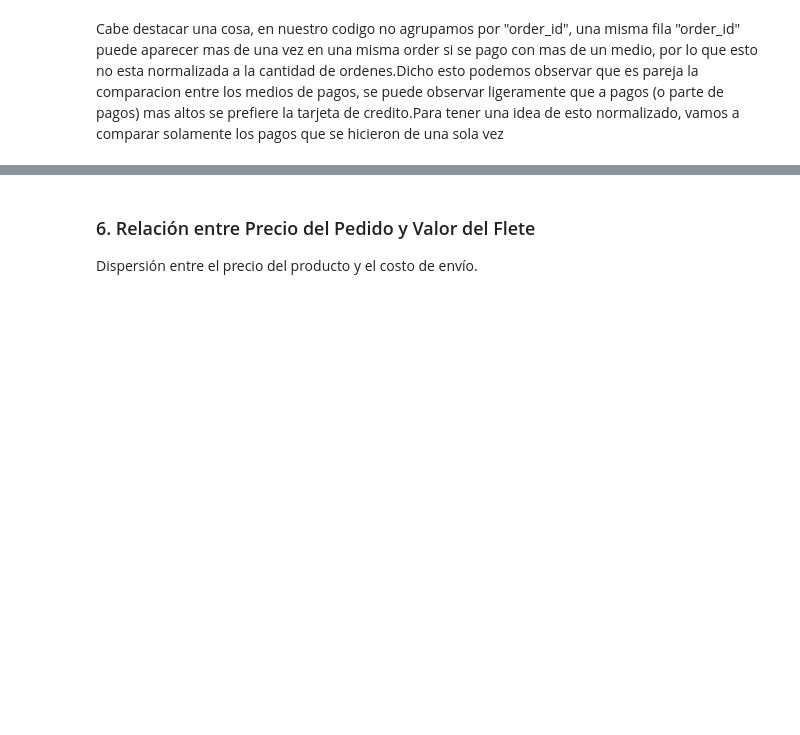
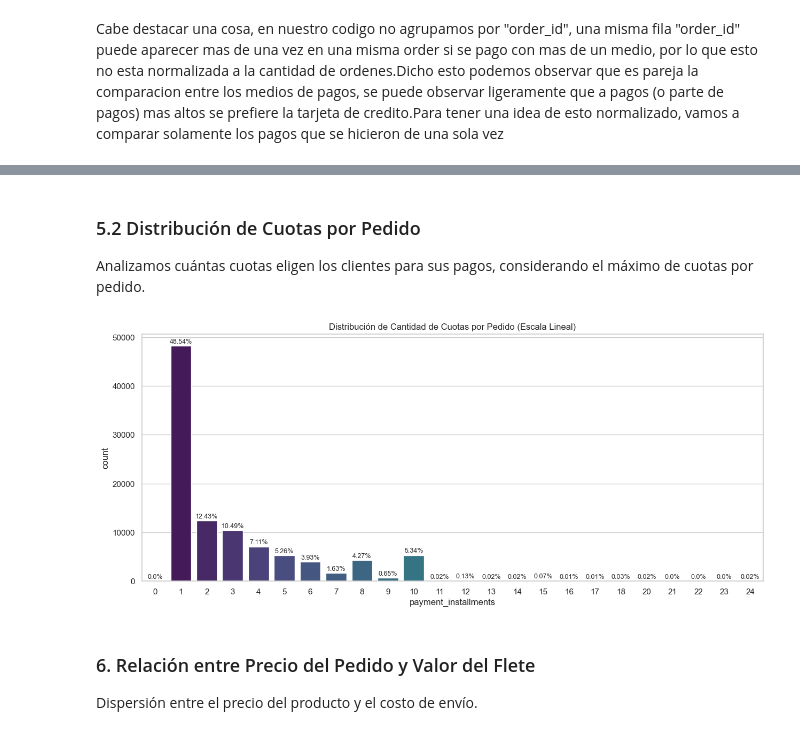
Before and after one commit to LeandroLocurcio/analisis-olist, a Jupyter notebook: EDA_1.ipynb, the cells around one changed output, grey strips where cells are left out. Drawn from its saved outputs; the diff is of its cells as text; code cells hidden in the pictures; blank space fills up the shorter version.

```diff
--- a/EDA_1.ipynb
+++ b/EDA_1.ipynb
@@ -290,3 +303,41 @@ Cabe destacar una cosa, en nuestro codigo no agrupamos por "order_id", una misma
+# %% [markdown]
+### 5.2 Distribución de Cuotas por Pedido
+Analizamos cuántas cuotas eligen los clientes para sus pagos, considerando el máximo de cuotas por pedido.
+# %%
+# Unimos por order_id y nos quedamos con el máximo de cuotas por orden
+installments_per_order = order_payments.groupby('order_id')['payment_installments'].max().reset_index()
+
+# Agrupamos por cantidad de cuotas y contamos
+dist_installments = installments_per_order['payment_installments'].value_counts().sort_index().reset_index()
+dist_installments.columns = ['payment_installments', 'count']
+
+# Calculamos proporción
+total_orders = dist_installments['count'].sum()
+dist_installments['percentage'] = (dist_installments['count'] / total_orders * 100).round(2)
+
+# Gráfico a escala lineal
+plt.figure(figsize=(15, 6))
+ax = sns.barplot(data=dist_installments, x='payment_installments', y='count', hue='payment_installments', palette='viridis', legend=False)
+plt.title('Distribución de Cantidad de Cuotas por Pedido (Escala Lineal)')
+for i, p in enumerate(ax.patches):
+    if not pd.isna(p.get_height()):
+        ax.text(p.get_x() + p.get_width()/2., p.get_height() + (total_orders * 0.005),
+                f'{dist_installments["percentage"].iloc[i]}%', ha="center", fontsize=9)
+plt.show()
+'''
+# Gráfico a escala logarítmica
+plt.figure(figsize=(15, 6))
+ax = sns.barplot(data=dist_installments, x='payment_installments', y='count', hue='payment_installments', palette='viridis', legend=False)
+plt.yscale('log')
+plt.title('Distribución de Cantidad de Cuotas por Pedido (Escala Logarítmica)')
+for i, p in enumerate(ax.patches):
+    if not pd.isna(p.get_height()):
+        ax.text(p.get_x() + p.get_width()/2., p.get_height(),
+                f'{dist_installments["percentage"].iloc[i]}%', ha="center", fontsize=9)
+'''
+plt.show()
+# %% [output]
+[figure, added]
 # %% [markdown]
 ### 6. Relación entre Precio del Pedido y Valor del Flete
 Dispersión entre el precio del producto y el costo de envío.
```
Also changed, not shown: parts of 14 cells of this notebook.
